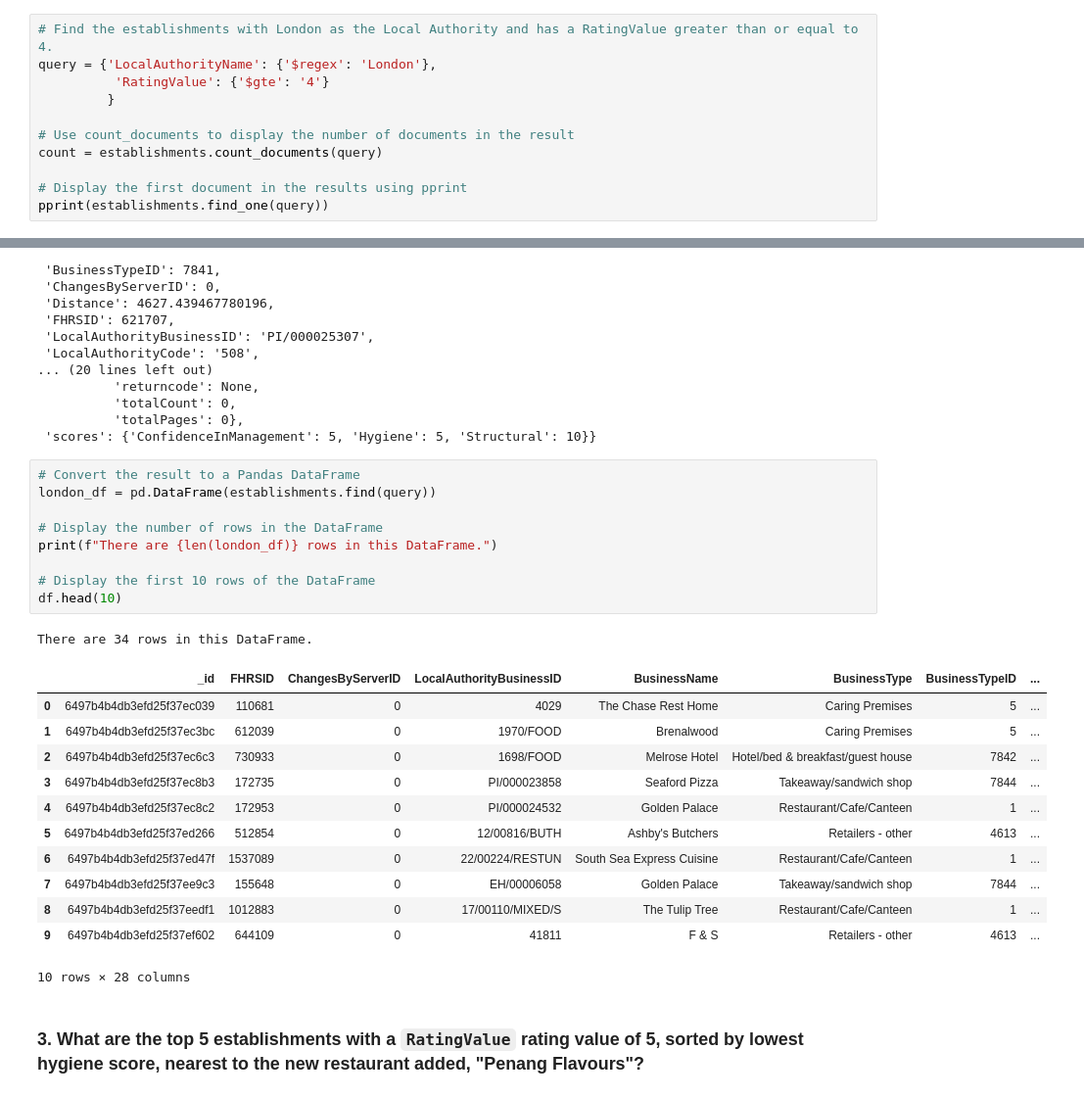
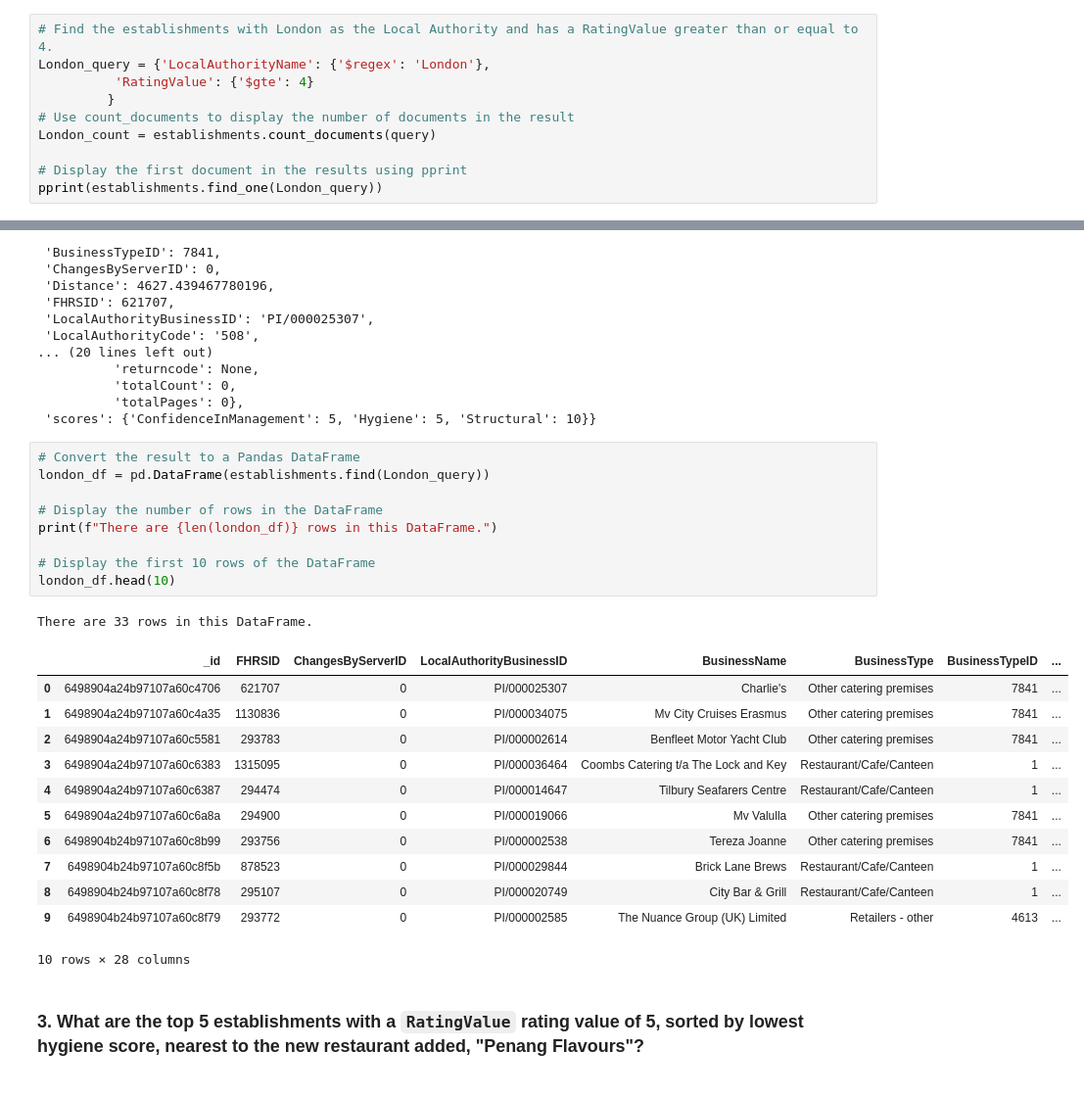
Before and after one commit to jepowers65/nosql-challenge, a Jupyter notebook: NoSQL_analysis_starter.ipynb, the cells around one changed output, grey strips where cells are left out. Shown at 98% size. Drawn from its saved outputs; the diff is of its cells as text.

```diff
--- a/NoSQL_analysis_starter.ipynb
+++ b/NoSQL_analysis_starter.ipynb
@@ -83,15 +83,14 @@ There are 41 rows in this DataFrame.
 ### 2. Which establishments in London have a `RatingValue` greater than or equal to 4?
 # %%
 # Find the establishments with London as the Local Authority and has a RatingValue greater than or equal to 4.
-query = {'LocalAuthorityName': {'$regex': 'London'},
-          'RatingValue': {'$gte': '4'}
+London_query = {'LocalAuthorityName': {'$regex': 'London'},
+          'RatingValue': {'$gte': 4}
          }
-
 # Use count_documents to display the number of documents in the result
-count = establishments.count_documents(query)
+London_count = establishments.count_documents(query)
 
 # Display the first document in the results using pprint
-pprint(establishments.find_one(query))
+pprint(establishments.find_one(London_query))
 # %% [output]
 {'AddressLine1': 'Oak Apple Farm Building 103 Sheernes Docks',
  'AddressLine2': 'Sheppy Kent',
@@ -112,26 +111,26 @@ pprint(establishments.find_one(query))
  'scores': {'ConfidenceInManagement': 5, 'Hygiene': 5, 'Structural': 10}}
 # %%
 # Convert the result to a Pandas DataFrame
-london_df = pd.DataFrame(establishments.find(query))
+london_df = pd.DataFrame(establishments.find(London_query))
 
 # Display the number of rows in the DataFrame
 print(f"There are {len(london_df)} rows in this DataFrame.")
 
 # Display the first 10 rows of the DataFrame
-df.head(10)
+london_df.head(10)
 # %% [output]
-There are 34 rows in this DataFrame.
+There are 33 rows in this DataFrame.
 |  | _id | FHRSID | ChangesByServerID | LocalAuthorityBusinessID | BusinessName | BusinessType | BusinessTypeID | ... |
-| 0 | 6497b4b4db3efd25f37ec039 | 110681 | 0 | 4029 | The Chase Rest Home | Caring Premises | 5 | ... |
-| 1 | 6497b4b4db3efd25f37ec3bc | 612039 | 0 | 1970/FOOD | Brenalwood | Caring Premises | 5 | ... |
-| 2 | 6497b4b4db3efd25f37ec6c3 | 730933 | 0 | 1698/FOOD | Melrose Hotel | Hotel/bed & breakfast/guest house | 7842 | ... |
-| 3 | 6497b4b4db3efd25f37ec8b3 | 172735 | 0 | PI/000023858 | Seaford Pizza | Takeaway/sandwich shop | 7844 | ... |
-| 4 | 6497b4b4db3efd25f37ec8c2 | 172953 | 0 | PI/000024532 | Golden Palace | Restaurant/Cafe/Canteen | 1 | ... |
-| 5 | 6497b4b4db3efd25f37ed266 | 512854 | 0 | 12/00816/BUTH | Ashby's Butchers | Retailers - other | 4613 | ... |
-| 6 | 6497b4b4db3efd25f37ed47f | 1537089 | 0 | 22/00224/RESTUN | South Sea Express Cuisine | Restaurant/Cafe/Canteen | 1 | ... |
-| 7 | 6497b4b4db3efd25f37ee9c3 | 155648 | 0 | EH/00006058 | Golden Palace | Takeaway/sandwich shop | 7844 | ... |
-| 8 | 6497b4b4db3efd25f37eedf1 | 1012883 | 0 | 17/00110/MIXED/S | The Tulip Tree | Restaurant/Cafe/Canteen | 1 | ... |
-| 9 | 6497b4b4db3efd25f37ef602 | 644109 | 0 | 41811 | F & S | Retailers - other | 4613 | ... |
+| 0 | 6498904a24b97107a60c4706 | 621707 | 0 | PI/000025307 | Charlie's | Other catering premises | 7841 | ... |
+| 1 | 6498904a24b97107a60c4a35 | 1130836 | 0 | PI/000034075 | Mv City Cruises Erasmus | Other catering premises | 7841 | ... |
+| 2 | 6498904a24b97107a60c5581 | 293783 | 0 | PI/000002614 | Benfleet Motor Yacht Club | Other catering premises | 7841 | ... |
+| 3 | 6498904a24b97107a60c6383 | 1315095 | 0 | PI/000036464 | Coombs Catering t/a The Lock and Key | Restaurant/Cafe/Canteen | 1 | ... |
+| 4 | 6498904a24b97107a60c6387 | 294474 | 0 | PI/000014647 | Tilbury Seafarers Centre | Restaurant/Cafe/Canteen | 1 | ... |
+| 5 | 6498904a24b97107a60c6a8a | 294900 | 0 | PI/000019066 | Mv Valulla | Other catering premises | 7841 | ... |
+| 6 | 6498904b24b97107a60c8b99 | 293756 | 0 | PI/000002538 | Tereza Joanne | Other catering premises | 7841 | ... |
+| 7 | 6498904b24b97107a60c8f5b | 878523 | 0 | PI/000029844 | Brick Lane Brews | Restaurant/Cafe/Canteen | 1 | ... |
+| 8 | 6498904b24b97107a60c8f78 | 295107 | 0 | PI/000020749 | City Bar & Grill | Restaurant/Cafe/Canteen | 1 | ... |
+| 9 | 6498904b24b97107a60c8f79 | 293772 | 0 | PI/000002585 | The Nuance Group (UK) Limited | Retailers - other | 4613 | ... |
 10 rows × 28 columns
 # %% [markdown]
 ### 3. What are the top 5 establishments with a `RatingValue` rating value of 5, sorted by lowest hygiene score, nearest to the new restaurant added, "Penang Flavours"?
```
Also changed, not shown: parts of 6 cells of this notebook, 2 other files.
